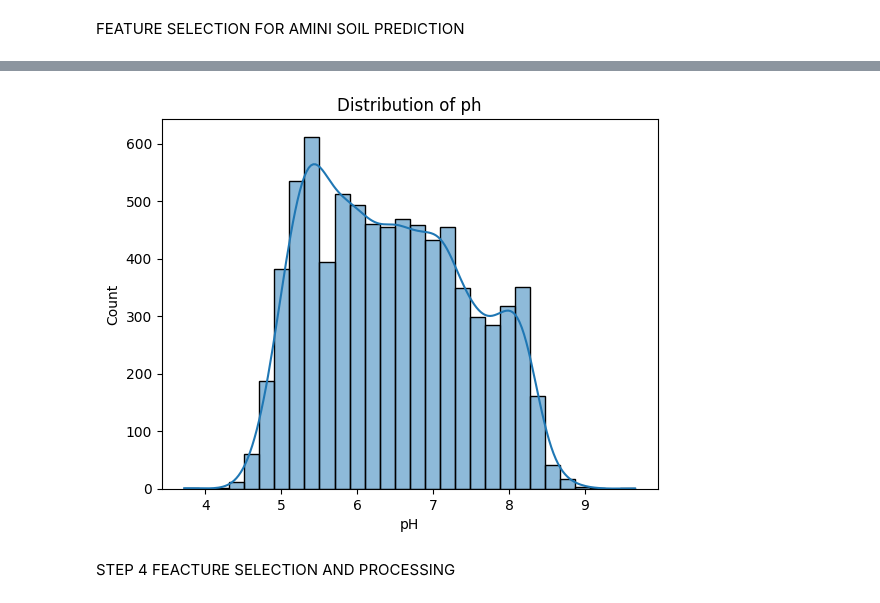
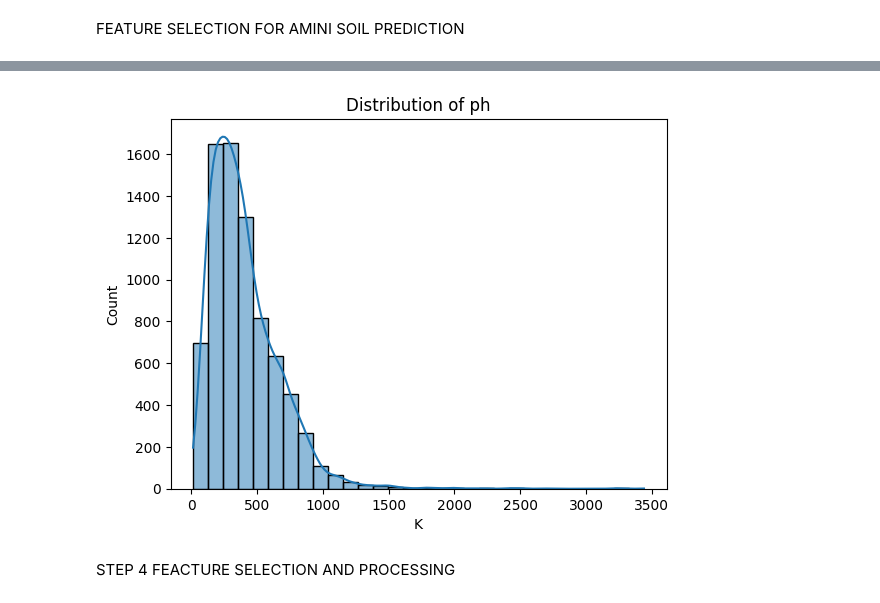
Before and after one commit to Sakyi2/Amini-Soil-prediction, a Jupyter notebook: notebooks/ami_soil_prediction.ipynb, the cells around one changed output, grey strips where cells are left out. Drawn from its saved outputs; the diff is of its cells as text; code cells hidden in the pictures.

```diff
--- a/notebooks/ami_soil_prediction.ipynb
+++ b/notebooks/ami_soil_prediction.ipynb
@@ -125,10 +110,10 @@ None
 # %%
 #visualize the ph
-sns.histplot(train_df['pH'] , bins=30,kde=True)
+sns.histplot(train_df['K'] , bins=30,kde=True)
 plt.title('Distribution of ph')
 plt.show()
 # %% [output]
-[figure, old version]
+[figure, new version]
 # %% [markdown]
 STEP 4 FEACTURE SELECTION AND PROCESSING
 # %% [markdown]
```
Also changed, not shown: parts of 26 cells of this notebook.
